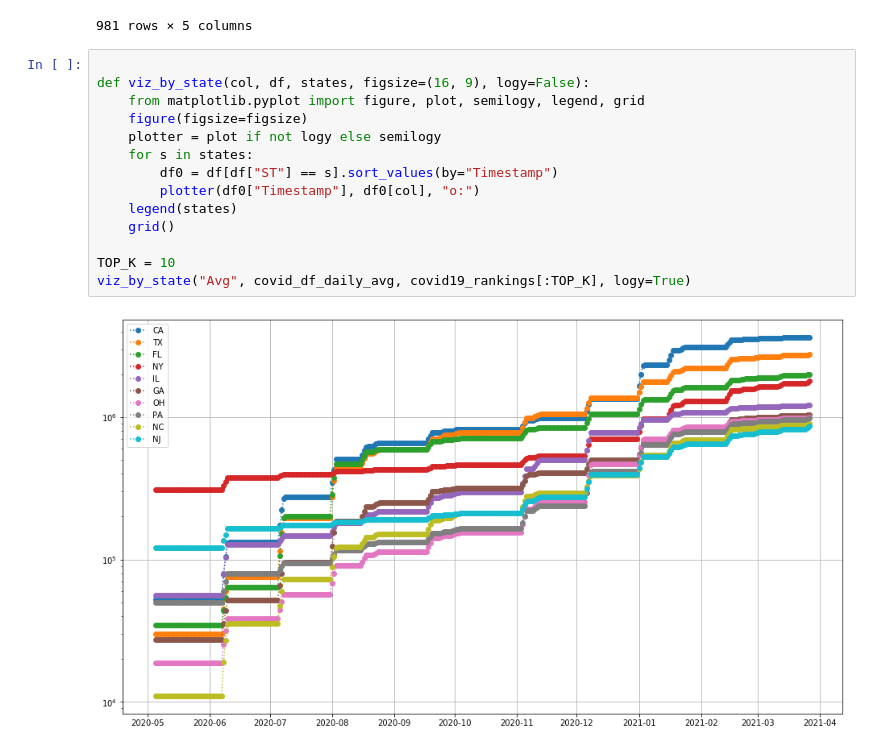
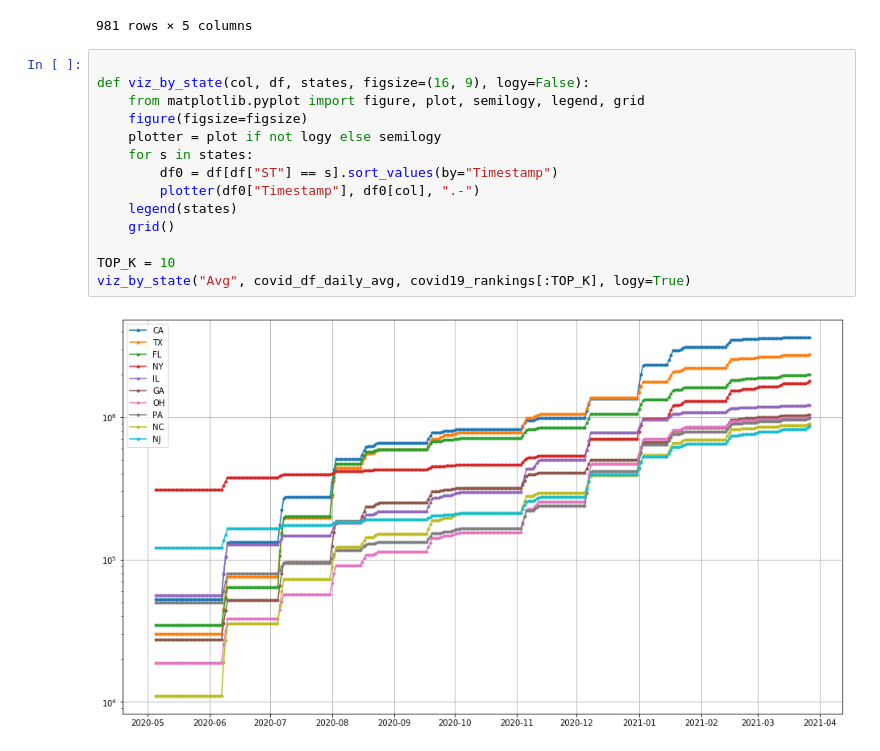
Before and after one commit to nram-dev/cse6040-intro-to-computing-for-data-analysis, a Jupyter notebook: covid-casestudy.ipynb, the cells around one changed output. Drawn from its saved outputs; the diff is of its cells as text.

```diff
--- a/covid-casestudy.ipynb
+++ b/covid-casestudy.ipynb
@@ -254,16 +250,16 @@ Check for states  ['CA', 'TX', 'NY']
 # %%
 
 def viz_by_state(col, df, states, figsize=(16, 9), logy=False):
     from matplotlib.pyplot import figure, plot, semilogy, legend, grid
     figure(figsize=figsize)
     plotter = plot if not logy else semilogy
     for s in states:
         df0 = df[df["ST"] == s].sort_values(by="Timestamp")
-        plotter(df0["Timestamp"], df0[col], "o:")
+        plotter(df0["Timestamp"], df0[col], ".-")
     legend(states)
     grid()
 
 TOP_K = 10
 viz_by_state("Avg", covid_df_daily_avg, covid19_rankings[:TOP_K], logy=True)
 # %% [output]
-[figure, old version]
+[figure, new version]
```
Also changed, not shown: parts of 5 cells of this notebook.
